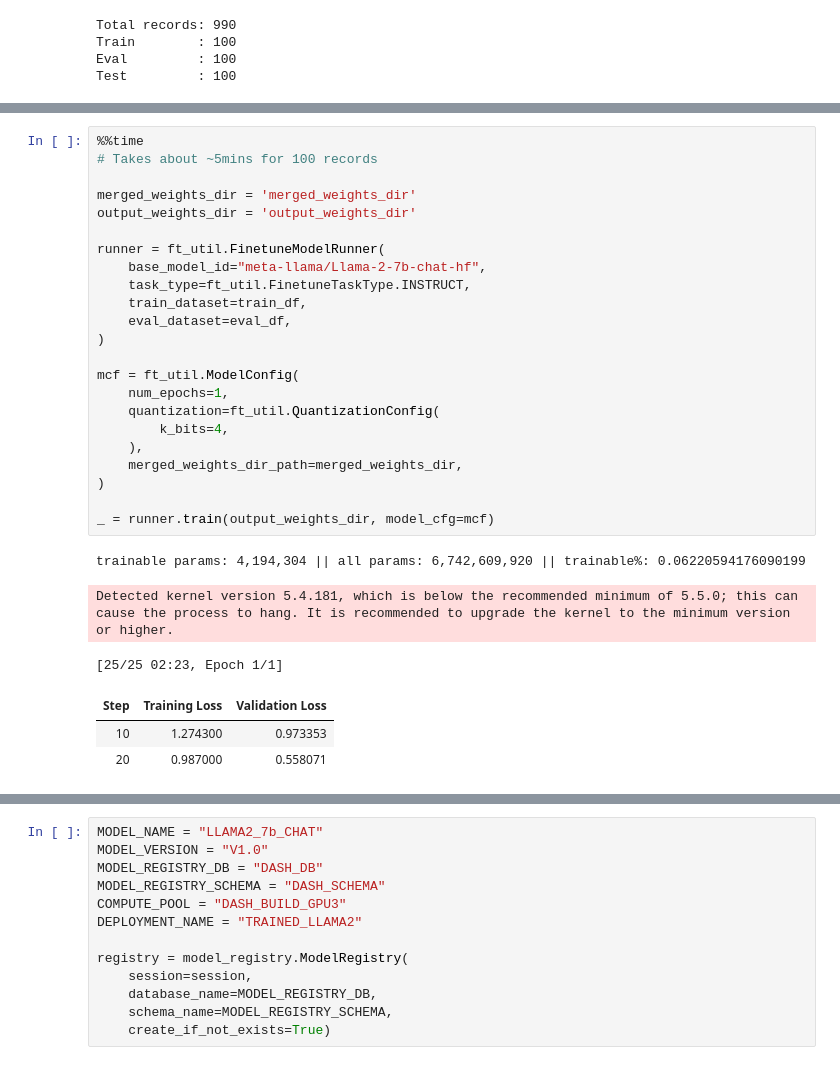
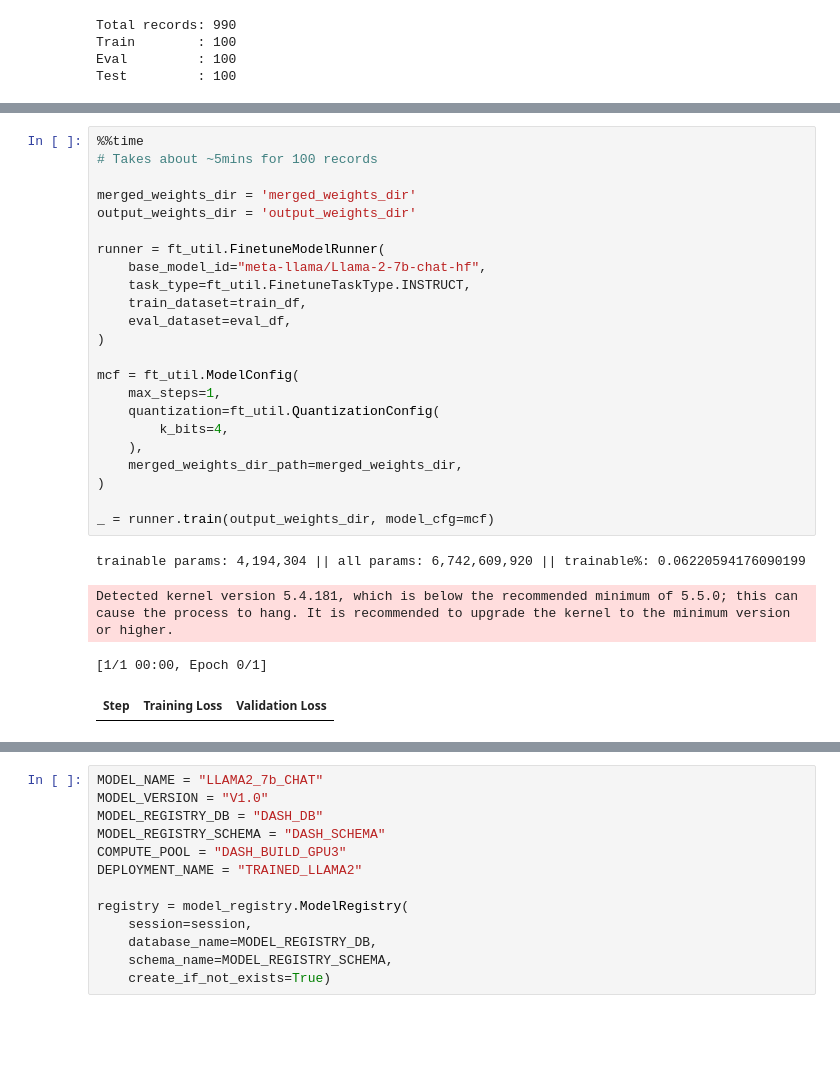
Before and after one commit to sfc-gh-pwate/llm-bootcamp-build-2023, a Jupyter notebook: day2/llm-day2-notebook.ipynb, the cells around one changed output, grey strips where cells are left out. Saved outputs shown, nothing was run; the diff lists cells and outputs as text; blank space fills up the shorter version.

```diff
--- a/day2/llm-day2-notebook.ipynb
+++ b/day2/llm-day2-notebook.ipynb
@@ -80,30 +91,28 @@ Test         : 100
 # %%
 %%time
 # Takes about ~5mins for 100 records
 
 merged_weights_dir = 'merged_weights_dir'
 output_weights_dir = 'output_weights_dir'
 
 runner = ft_util.FinetuneModelRunner(
     base_model_id="meta-llama/Llama-2-7b-chat-hf",
     task_type=ft_util.FinetuneTaskType.INSTRUCT,
     train_dataset=train_df,
     eval_dataset=eval_df,
 )
 
 mcf = ft_util.ModelConfig(
-    num_epochs=1,
+    max_steps=1,
     quantization=ft_util.QuantizationConfig(
         k_bits=4,
     ),
     merged_weights_dir_path=merged_weights_dir,
 )
 
 _ = runner.train(output_weights_dir, model_cfg=mcf)
 # %% [output]
 trainable params: 4,194,304 || all params: 6,742,609,920 || trainable%: 0.06220594176090199
 Detected kernel version 5.4.181, which is below the recommended minimum of 5.5.0; this can cause the process to hang. It is recommended to upgrade the kernel to the minimum version or higher.
-[25/25 02:23, Epoch 1/1]
+[1/1 00:00, Epoch 0/1]
 | Step | Training Loss | Validation Loss |
-| 10 | 1.274300 | 0.973353 |
-| 20 | 0.987000 | 0.558071 |
```
Also changed, not shown: parts of 25 cells of this notebook.
